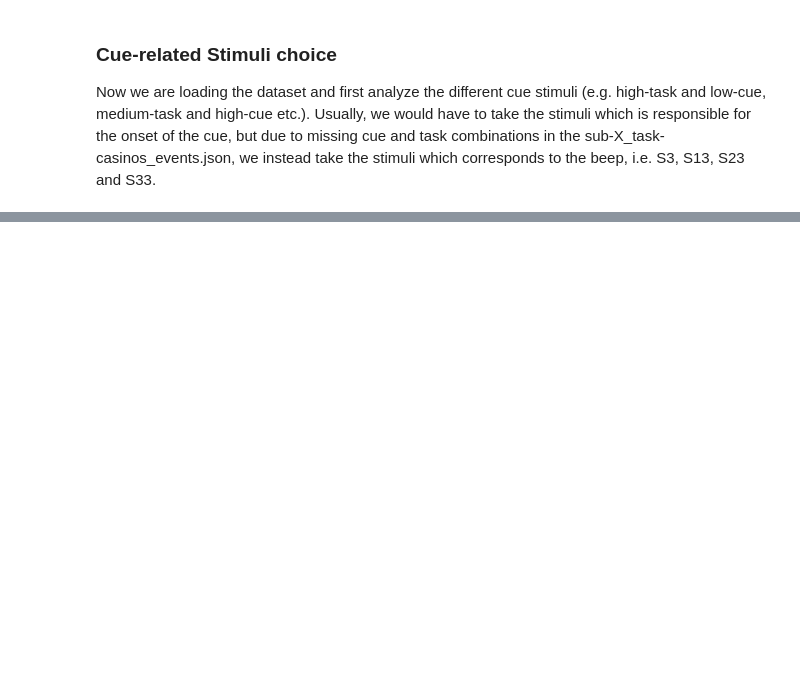
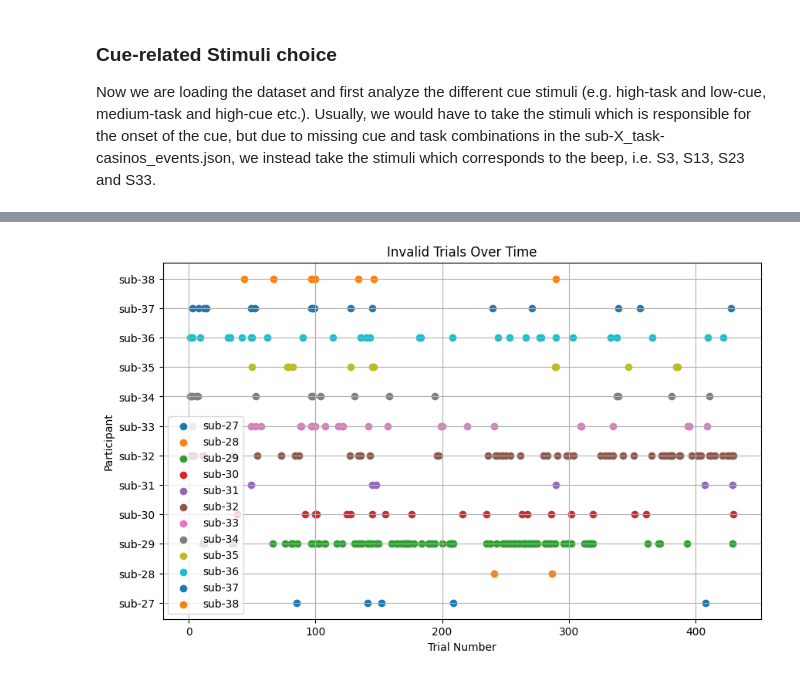
Before and after one commit to M4XV5/EEG2324Brownie, a Jupyter notebook: dataset_preprocessing.ipynb, the cells around one changed output, grey strips where cells are left out. Saved outputs shown, nothing was run; the diff lists cells and outputs as text; code cells hidden in the pictures; blank space fills up the shorter version.

Commit message:
plot invalid trials

```diff
--- a/dataset_preprocessing.ipynb
+++ b/dataset_preprocessing.ipynb
@@ -14,7 +14,7 @@ threshold = 0.7
 
 subjects_dir = 'Dataset/ds004147'
 copyanything(subjects_dir, f"{subjects_dir}-filtered")
-subject_dir = f"{subjects_dir}-filtered"
+subjects_dir = f"{subjects_dir}-filtered"
 subject_dirs = [d for d in os.listdir(subjects_dir) if os.path.isdir(os.path.join(subjects_dir, d))]
 removed_trial_dict = {}
 for subject_dir in subject_dirs:
@@ -65,10 +66,11 @@ During the removal of bad participants, we also returned a filtered beh.tsv with
 from mne_bids import (BIDSPath,read_raw_bids)
 import mne
 import tqdm
+import pickle
 
 # path where to save the datasets.
 bids_root = subjects_dir
-
+invalid_tracker = {}
 for subject_dir in subject_dirs:
     eeg_vmrk_path = os.path.join(subjects_dir, subject_dir, 'eeg', f'{subject_dir}_task-casinos_eeg.vmrk')
     eee_events_tsv_path = os.path.join(subjects_dir, subject_dir, 'eeg', f'{subject_dir}_task-casinos_events.tsv')
@@ -89,6 +91,8 @@ for subject_dir in subject_dirs:
             groups.append(current_group)
         groups = [(idx+1, element) for idx, element in enumerate(groups)]
         invalid = [(idx, element) for idx, element in groups if len(element) != 5]  # filter invalid trials, i.e. sublist != 5
+        invalid_idxs = [element[0] for element in invalid]
+        invalid_tracker[subject_dir] = [0 if idx not in invalid_idxs else 1 for idx in range(len(groups))]
         print(f"Subject: {subject_dir} had {len(invalid)} invalid trials!")
         # filter the 4 trials for every slot in every casino
         first_four = [(idx, item) for idx, item in groups if idx in removed_trial_dict[subject_dir]["trial"].values]
@@ -121,4 +125,7 @@ for subject_dir in subject_dirs:
                 file.write(item)
     else:
         print(f'eeg.vmrk file for {subject_dir} does not exist.')
+
+with open('invalid_trials.pkl', 'wb') as f:
+    pickle.dump(invalid_tracker, f)
 # %% [output]
@@ -144,0 +158,25 @@ To make our workaround of using beep stimuli work, we will set the Epoch range t
+# %%
+import matplotlib.pyplot as plt
+
+# unpickle the invalid_trials dict: [subject, list of 0 and 1 for invalid or not in order of trials done]
+with open('invalid_trials.pkl', 'rb') as f:
+    invalid_trials = pickle.load(f)
+
+def plot_invalid_trials_over_time_stacked(participant_data):
+    plt.figure(figsize=(10, 6))
+
+    for idx, (participant, trials) in enumerate(participant_data.items()):
+        invalid_trials = [i for i, invalid in enumerate(trials) if invalid == 1]
+        plt.scatter(invalid_trials, [idx + 1] * len(invalid_trials), marker='o', label=participant)
+
+    plt.title('Invalid Trials Over Time')
+    plt.xlabel('Trial Number')
+    plt.ylabel('Participant')
+    plt.yticks(list(range(1, len(participant_data) + 1)), list(participant_data.keys()))
+    plt.legend()
+    plt.grid(True)
+    plt.show()
+
+plot_invalid_trials_over_time_stacked(invalid_trials)
+# %% [output]
+[figure, added]
```
Also changed, not shown: parts of 3 cells of this notebook, 1 other file.
